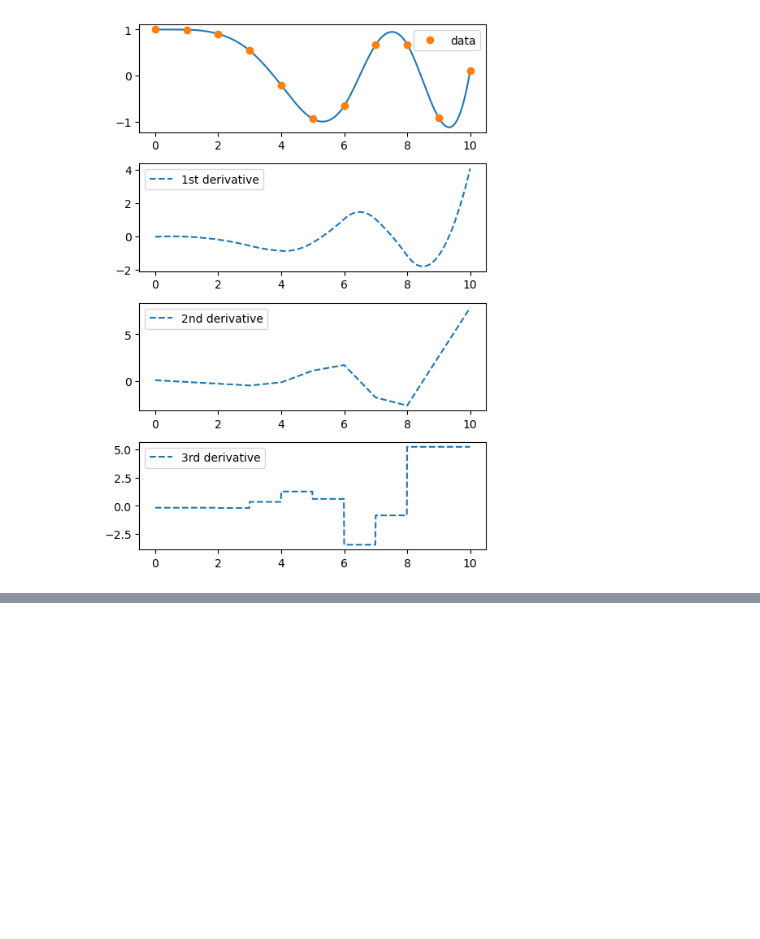
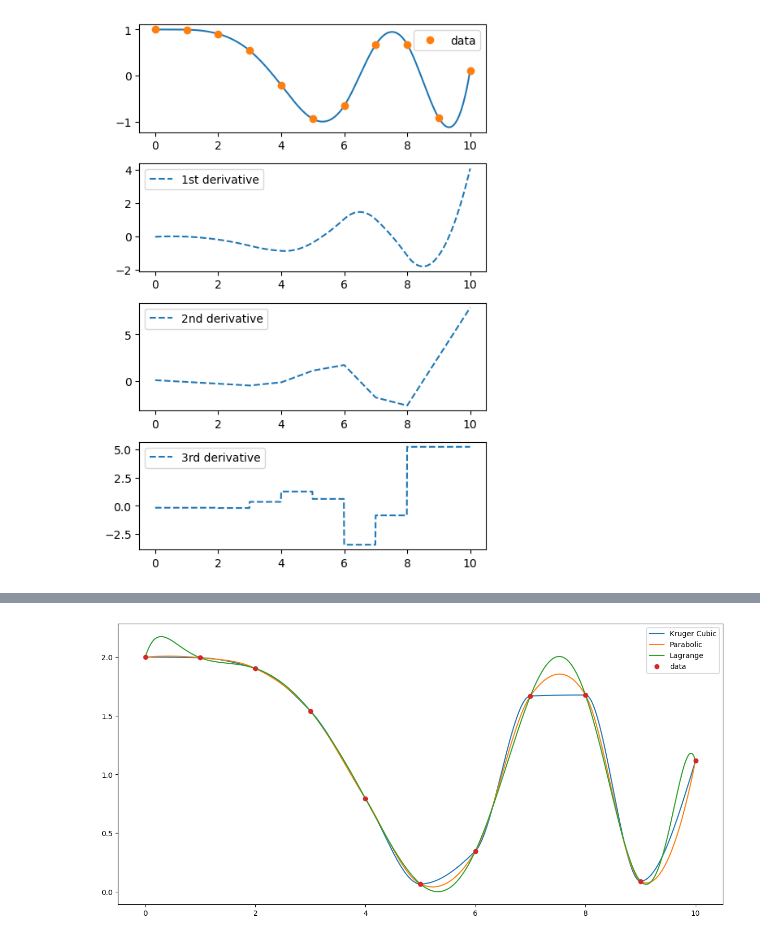
Before and after one commit to kevingivens/Blog, a Jupyter notebook: 2024/Interpolations/quantlib_interpolations.ipynb, the cells around one changed output, grey strips where cells are left out. Drawn from its saved outputs; the diff is of its cells as text; code cells hidden in the pictures; blank space fills up the shorter version.

```diff
--- a/2024/Interpolations/quantlib_interpolations.ipynb
+++ b/2024/Interpolations/quantlib_interpolations.ipynb
@@ -114,0 +139,16 @@ plt.show()
+# %%
+interp8 = ql.KrugerCubic(ql.Array(x.tolist()), ql.Array(y.tolist()))
+ynew_8 = np.asarray([interp8(x) for x in xnew])
+interp9 = ql.Parabolic(ql.Array(x.tolist()), ql.Array(y.tolist()))
+ynew_9 = np.asarray([interp9(x) for x in xnew])
+interp10 = ql.LagrangeInterpolation(ql.Array(x.tolist()), ql.Array(y.tolist()))
+ynew_10 = np.asarray([interp10(x) for x in xnew])
+fig, ax = plt.subplots(1, 1, figsize=(15, 7))
+ax.plot(xnew, ynew_8, '-', label='Kruger Cubic')
+ax.plot(xnew, ynew_9, '-', label='Parabolic')
+ax.plot(xnew, ynew_10, '-', label='Lagrange')
+ax.plot(x, y, 'o', label='data')
+plt.legend(loc='best')
+plt.show()
+# %% [output]
+[figure, added]
```
Also changed, not shown: parts of 10 cells of this notebook.
